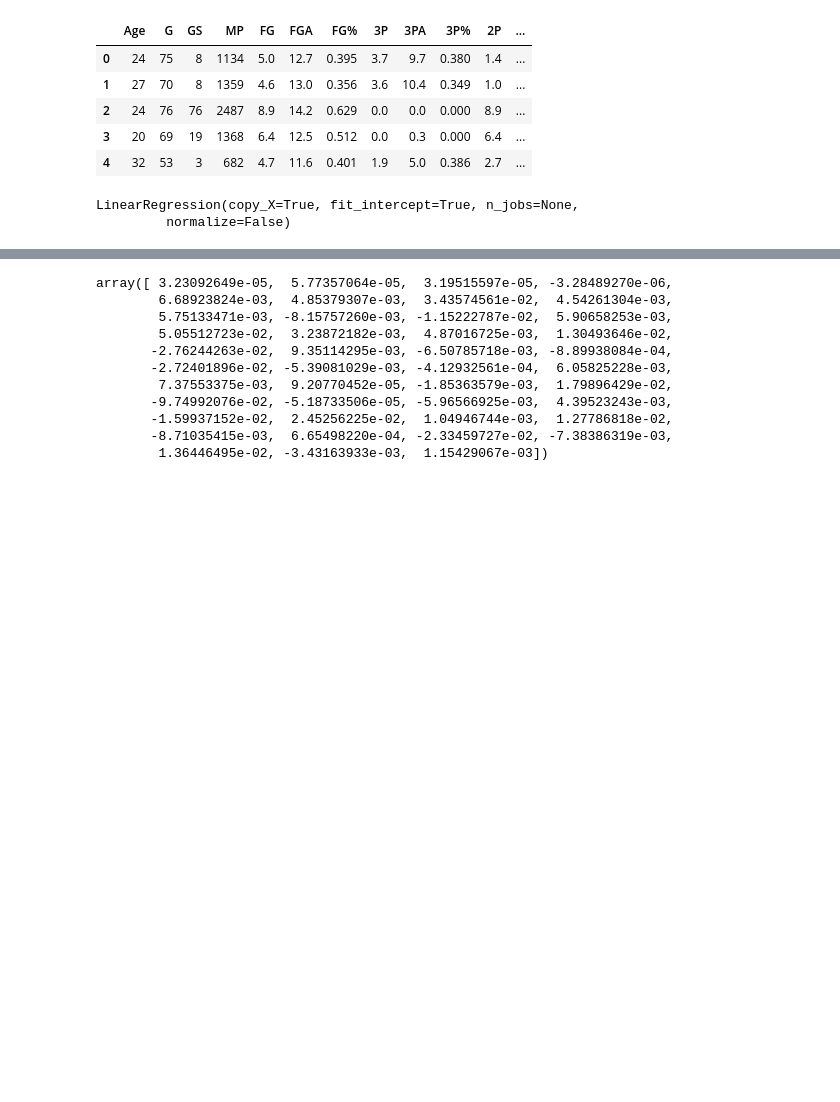
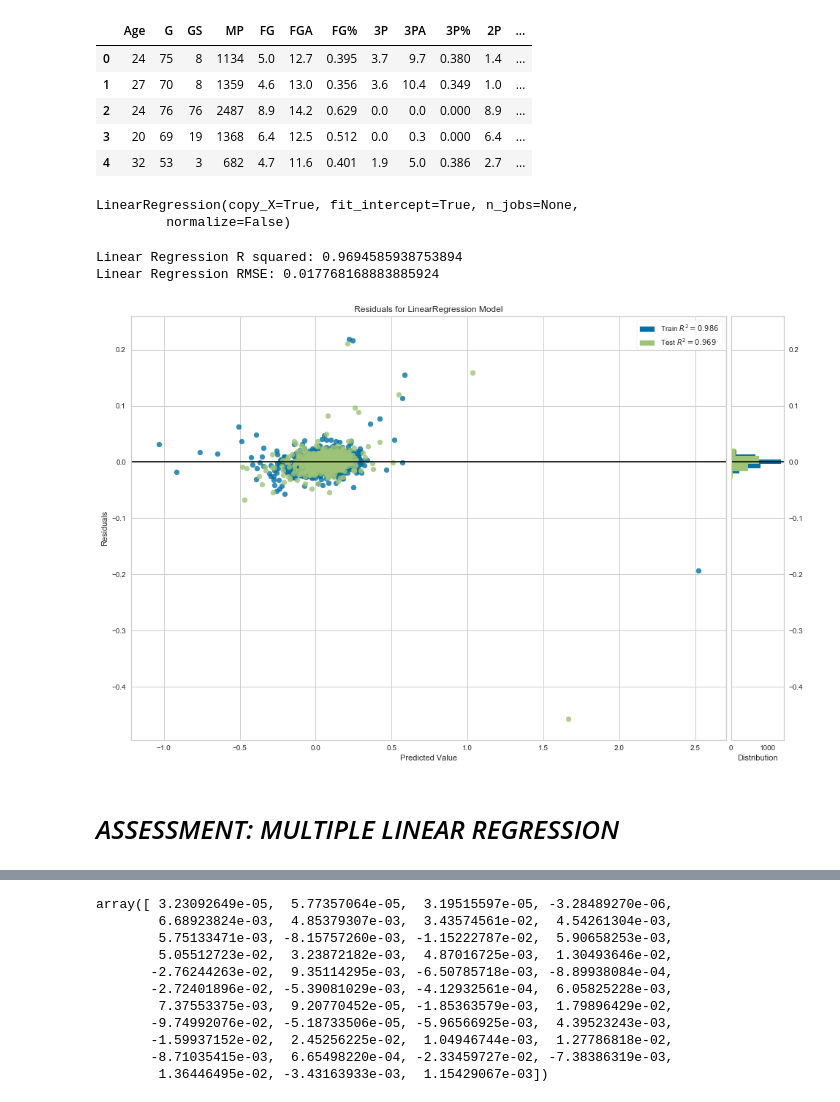
Before and after one commit to earny-joe/Springboard-DS-Portfolio, a Jupyter notebook: capstone_1/basketball/Individual_Player_Stats/winshares-ML.ipynb, the cells around one changed output, grey strips where cells are left out. Cells and saved outputs as stored; diff of their text form; code cells hidden in the pictures; blank space fills up the shorter version.

```diff
--- a/capstone_1/basketball/Individual_Player_Stats/winshares-ML.ipynb
+++ b/capstone_1/basketball/Individual_Player_Stats/winshares-ML.ipynb
@@ -57,0 +97,18 @@ LinearRegression(copy_X=True, fit_intercept=True, n_jobs=None,
+# %%
+print("Linear Regression R squared: {}".format(r2))
+print("Linear Regression RMSE: {}".format(rmse))
+# %% [output]
+Linear Regression R squared: 0.9694585938753894
+Linear Regression RMSE: 0.017768168883885924
+# %%
+from yellowbrick.regressor import ResidualsPlot
+
+visualizer = ResidualsPlot(lr, size=(1152, 768), alpha = 0.8)
+
+visualizer.fit(X_train, y_train)  # Fit the training data to the model
+visualizer.score(X_test, y_test)  # Evaluate the model on the test data
+visualizer.poof();                # Draw/show/poof the data
+# %% [output]
+[figure, added]
+# %% [markdown]
+# _ASSESSMENT: MULTIPLE LINEAR REGRESSION_
```
Also changed, not shown: parts of 8 cells of this notebook.
